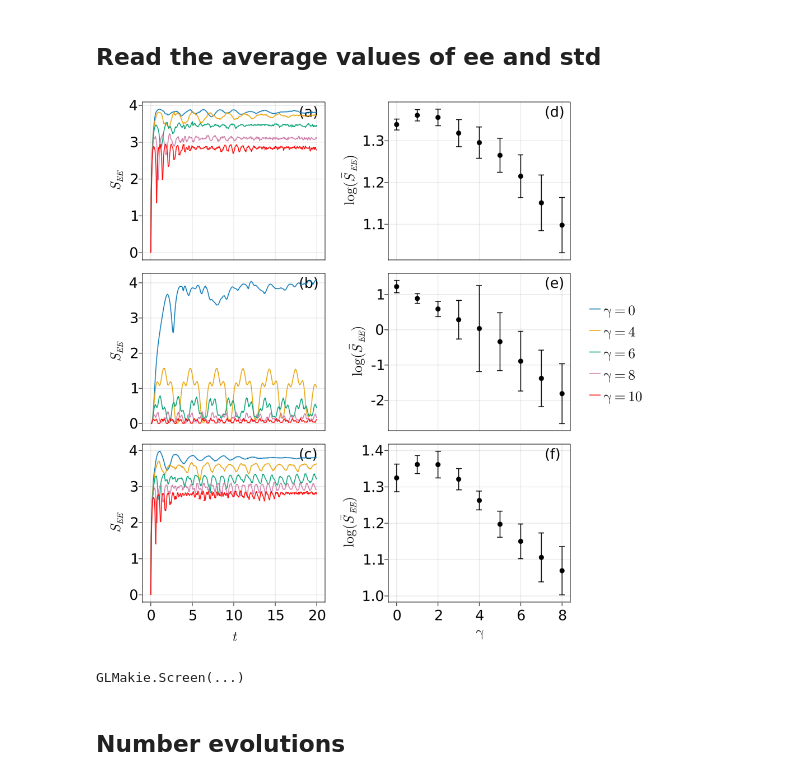
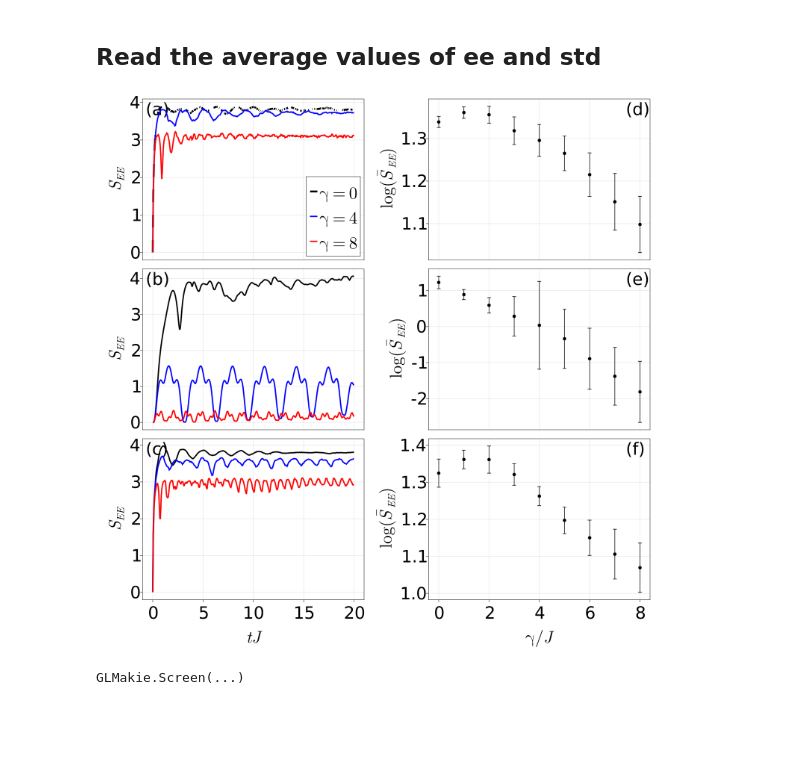
Before and after one commit to coolgas/chaos, a Jupyter notebook: generate_plots.ipynb, the cells around one changed output. Drawn from its saved outputs; the diff is of its cells as text; code cells hidden in the pictures; blank space fills up the shorter version.

```diff
--- a/generate_plots.ipynb
+++ b/generate_plots.ipynb
@@ -188,62 +188,60 @@ io = open("/Users/tianyiyan/Desktop/Chaos/data/aves/log_stdee_newnew/text0.txt")
     end
 end
 # %%
-fontsize_theme = Theme(fontsize = 25)
+fontsize_theme = Theme(fontsize = 45)
 set_theme!(fontsize_theme)
 
-f = Figure(resolution=(1000,1000))
+f = Figure(resolution=(1500,1500))
 ax1 = Axis(f[1,1], ylabel=L"S_{EE}")
-lines!(ax1, ts, evolEE0s, label=L"$\gamma=0$")
-lines!(ax1, ts, evolEE4s, label=L"$\gamma=4")
-lines!(ax1, ts, evolEE6s, label=L"$\gamma=6$")
-lines!(ax1, ts, evolEE8s, label=L"$\gamma=8")
-lines!(ax1, ts, evolEE10s, color="red", label=L"$\gamma=10$")
+lines!(ax1, ts, evolEE0s, color=:black, linestyle=:dash, linewidth=5.0, label=L"$\gamma=0$")
+lines!(ax1, ts, evolEE4s, color=:blue, linewidth=3.5, label=L"$\gamma=4")
+#lines!(ax1, ts, evolEE6s, label=L"$\gamma=6$")
+lines!(ax1, ts, evolEE8s, color=:red, linewidth=3.5, label=L"$\gamma=8")
+#lines!(ax1, ts, evolEE10s, color="red", label=L"$\gamma=10$")
 hidexdecorations!(ax1,grid=false)
-Label(f[1, 1], "(a)", tellwidth=false, tellheight=false,valign = :top, halign = :left, padding = (280, 5, 5, 3))
-
+Label(f[1, 1], "(a)", tellwidth=false, tellheight=false,valign = :top, halign = :left, padding = (10, 5, 5, 1))
+axislegend(ax1, position=:rb)
 
 ax2 = Axis(f[2,1], ylabel=L"S_{EE}")
-lines!(ax2, ts, evolEE0s_new)
-lines!(ax2, ts, evolEE4s_new)
-lines!(ax2, ts, evolEE6s_new)
-lines!(ax2, ts, evolEE8s_new)
-lines!(ax2, ts, evolEE10s_new, color="red")
+lines!(ax2, ts, color=:black, linewidth=3.5, evolEE0s_new)
+lines!(ax2, ts, color=:blue, linewidth=3.5, evolEE4s_new)
+#lines!(ax2, ts, evolEE6s_new)
+lines!(ax2, ts, linewidth=3.5, color=:red, evolEE8s_new)
+#lines!(ax2, ts, evolEE10s_new, color="red")
 hidexdecorations!(ax2,grid=false)
-Label(f[2, 1], "(b)", tellwidth=false, tellheight=false,valign = :top, halign = :left, padding = (280, 5, 5, 3))
+Label(f[2, 1], "(b)", tellwidth=false, tellheight=false,valign = :top, halign = :left, padding = (10, 5, 5, 1))
 
-ax3 = Axis(f[3,1], xlabel=L"$t$", ylabel=L"S_{EE}")
-lines!(ax3, ts, evolEE0s_newnew)
-lines!(ax3, ts, evolEE4s_newnew)
-lines!(ax3, ts, evolEE6s_newnew)
-lines!(ax3, ts, evolEE8s_newnew)
-lines!(ax3, ts, evolEE10s_newnew, color="red")
-Label(f[3, 1], "(c)", tellwidth=false, tellheight=false,valign = :top, halign = :left, padding = (280, 5, 5, 3))
+ax3 = Axis(f[3,1], xlabel=L"$tJ$", ylabel=L"S_{EE}")
+lines!(ax3, ts, color=:black, linewidth=3.5, evolEE0s_newnew)
+lines!(ax3, ts, color=:blue, linewidth=3.5, evolEE4s_newnew)
+#lines!(ax3, ts, evolEE6s_newnew)
+lines!(ax3, ts, color=:red, linewidth=3.5, evolEE8s_newnew)
+#lines!(ax3, ts, evolEE10s_newnew, color="red")
+Label(f[3, 1], "(c)", tellwidth=false, tellheight=false,valign = :top, halign = :left, padding = (10, 5, 5, 1))
 
 ax4 = Axis(f[1,2], ylabel=L"\log(\bar{S}_{EE})")
 scatter!(ax4, gammas_new, log.(ave), color="black")
 errorbars!(gammas_new, log.(ave), std, whiskerwidth=10)
 hidexdecorations!(ax4,grid=false)
-Label(f[1, 2], "(d)", tellwidth=false, tellheight=false,valign = :top, halign = :left, padding = (280, 5, 5, 3))
+Label(f[1, 2], "(d)", tellwidth=false, tellheight=false,valign = :top, halign = :left, padding = (530, 5, 5, 1))
 
 ax5 = Axis(f[2,2], ylabel=L"\log(\bar{S}_{EE})")
 scatter!(ax5, gammas_new, log.(ave_new), color="black")
 errorbars!(gammas_new, log.(ave_new), std_new, whiskerwidth=10)
 hidexdecorations!(ax5,grid=false)
-Label(f[2, 2], "(e)", tellwidth=false, tellheight=false,valign = :top, halign = :left, padding = (280, 5, 5, 3))
+Label(f[2, 2], "(e)", tellwidth=false, tellheight=false,valign = :top, halign = :left, padding = (530, 5, 5, 1))
 
-ax6 = Axis(f[3,2], xlabel=L"$\gamma$", ylabel=L"\log(\bar{S}_{EE})")
+ax6 = Axis(f[3,2], xlabel=L"$\gamma/J$", ylabel=L"\log(\bar{S}_{EE})")
 scatter!(ax6, gammas_new, log.(ave_newnew),  color="black")
 errorbars!(gammas_new, log.(ave_newnew), std_newnew, whiskerwidth=10)
-Label(f[3, 2], "(f)", tellwidth=false, tellheight=false,valign = :top, halign = :left, padding = (280, 5, 5, 3))
+Label(f[3, 2], "(f)", tellwidth=false, tellheight=false,valign = :top, halign = :left, padding = (530, 5, 5, 1))
 
-f[:,3] = Legend(f, ax1, framevisible=false)
+#f[1,1] = Legend(f, ax1, framevisible=false)
 
 f
 # %% [output]
-[figure, old version]
+[figure, new version]
 # %%
 save("/Users/tianyiyan/Desktop/Chaos/pics/pic1.png",f)
 # %% [output]
 GLMakie.Screen(...)
-# %% [markdown]
-## Number evolutions
```
Also changed, not shown: parts of 24 cells of this notebook, 4 other files.
